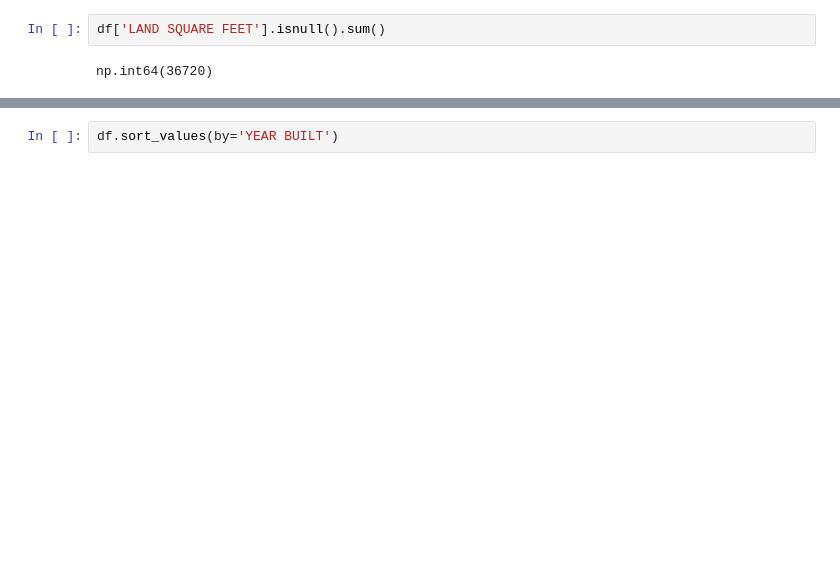
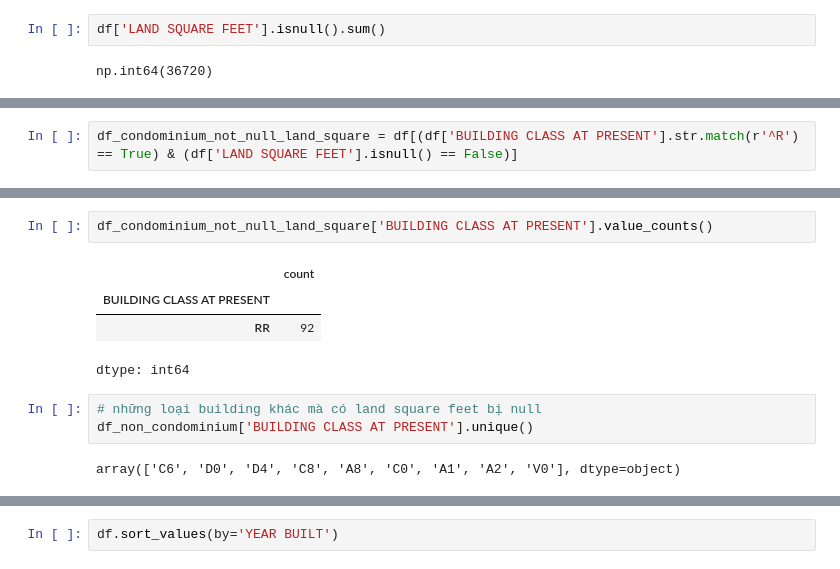
Before and after one commit to Gitzav/role_of_data_preparation, a Jupyter notebook: Data_preparation.ipynb, the cells around one changed output, grey strips where cells are left out. Drawn from its saved outputs; the diff is of its cells as text; blank space fills up the shorter version.

```diff
--- a/Data_preparation.ipynb
+++ b/Data_preparation.ipynb
@@ -49,0 +74,2 @@ year_built_non_condominium = df[(df['BUILDING CLASS AT PRESENT'].str.match(r'^R'
+# %%
+df_condominium_not_null_land_square = df[(df['BUILDING CLASS AT PRESENT'].str.match(r'^R') == True) & (df['LAND SQUARE FEET'].isnull() == False)]
@@ -49,0 +96,12 @@ year_built_non_condominium = df[(df['BUILDING CLASS AT PRESENT'].str.match(r'^R'
+# %%
+df_condominium_not_null_land_square['BUILDING CLASS AT PRESENT'].value_counts()
+# %% [output]
+|  | count |
+| BUILDING CLASS AT PRESENT |  |
+| RR | 92 |
+dtype: int64
+# %%
+# những loại building khác mà có land square feet bị null
+df_non_condominium['BUILDING CLASS AT PRESENT'].unique()
+# %% [output]
+array(['C6', 'D0', 'D4', 'C8', 'A8', 'C0', 'A1', 'A2', 'V0'], dtype=object)
```
Also changed, not shown: parts of 11 cells of this notebook.
